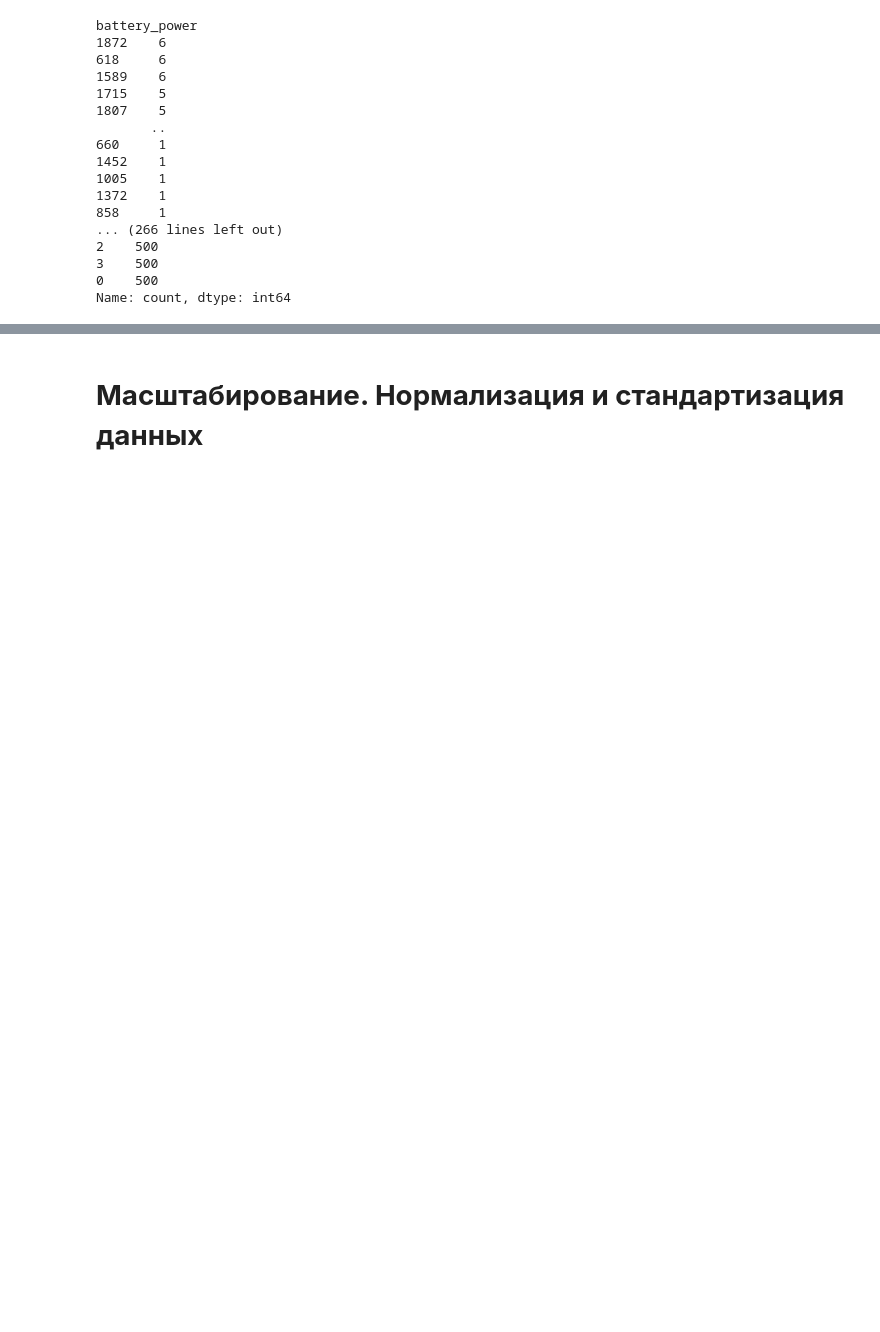
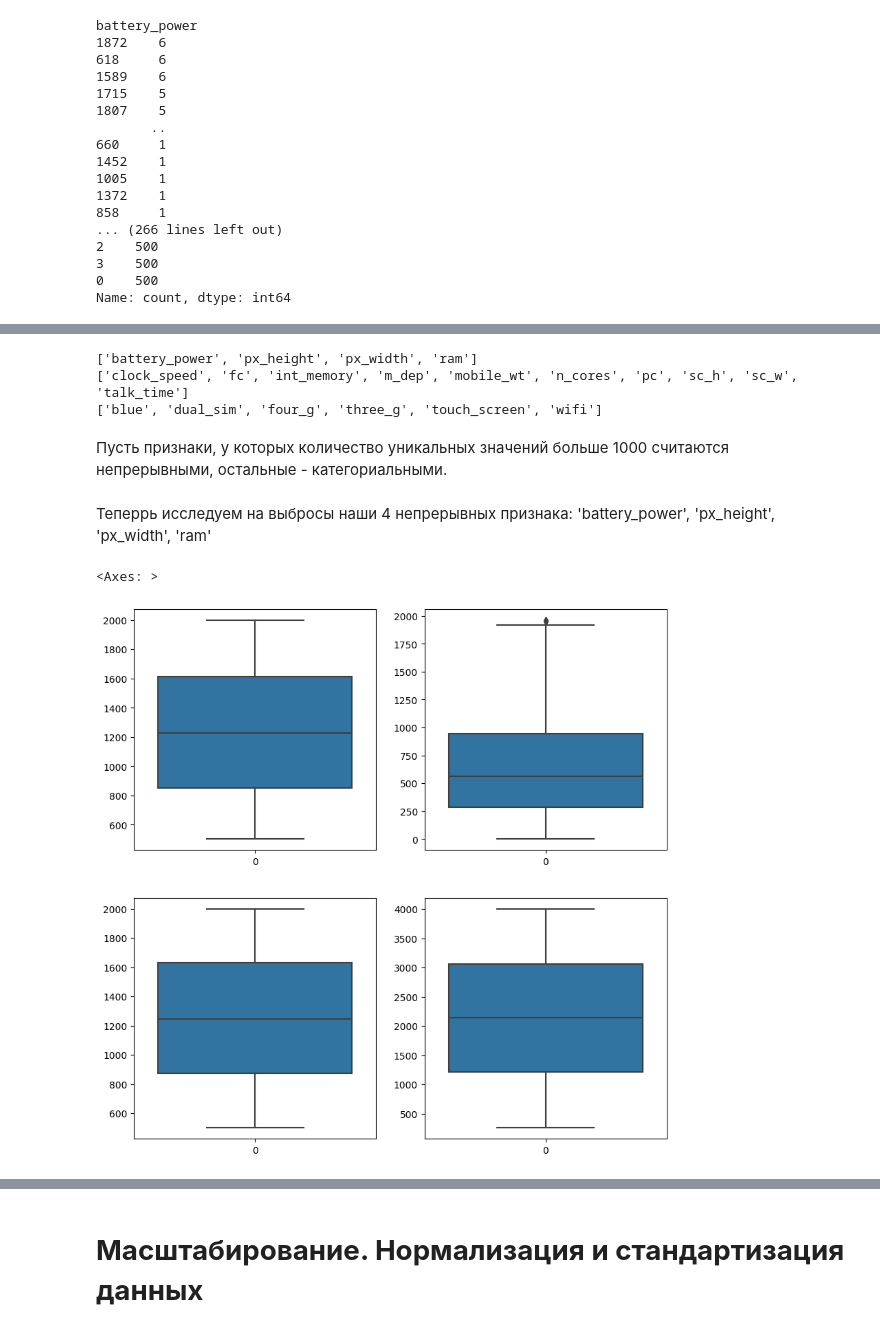
Before and after one commit to maksonchek/ML-and-DL-algorithms-from-scratch, a Jupyter notebook: Datasets/Classification/dataset.ipynb, the cells around one changed output, grey strips where cells are left out. Saved outputs shown, nothing was run; the diff lists cells and outputs as text; code cells hidden in the pictures; blank space fills up the shorter version.

```diff
--- a/Datasets/Classification/dataset.ipynb
+++ b/Datasets/Classification/dataset.ipynb
@@ -92,0 +165,22 @@ for feature in numeric_features:
+# %%
+print(num_cols)
+print(not_binary_cat_cols)
+print(binary_cat_cols)
+# %% [output]
+['battery_power', 'px_height', 'px_width', 'ram']
+['clock_speed', 'fc', 'int_memory', 'm_dep', 'mobile_wt', 'n_cores', 'pc', 'sc_h', 'sc_w', 'talk_time']
+['blue', 'dual_sim', 'four_g', 'three_g', 'touch_screen', 'wifi']
+# %% [markdown]
+Пусть признаки, у которых количество уникальных значений больше 1000 считаются непрерывными, остальные - категориальными.
+# %% [markdown]
+Теперрь исследуем на выбросы наши 4 непрерывных признака: 'battery_power', 'px_height', 'px_width', 'ram'
+# %%
+fig, axes = plt.subplots(2,2, figsize=(10, 10))
+
+sns.boxplot(data=train_df['battery_power'], ax=axes[0,0])
+sns.boxplot(data=train_df['px_height'],ax=axes[0,1])
+sns.boxplot(data=train_df['px_width'], ax=axes[1,0])
+sns.boxplot(data=train_df['ram'],ax=axes[1,1])
+# %% [output]
+<Axes: >
+[figure, added]
```
Also changed, not shown: parts of 63 cells of this notebook, 16 other files.
